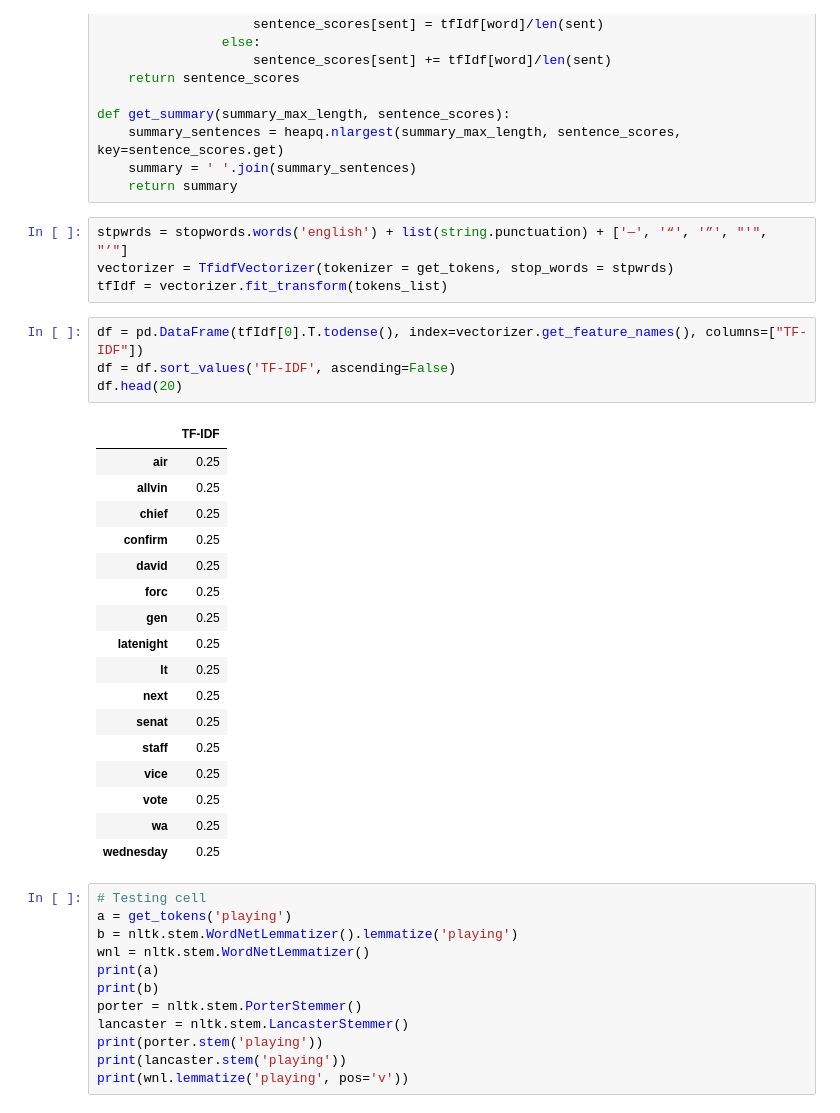
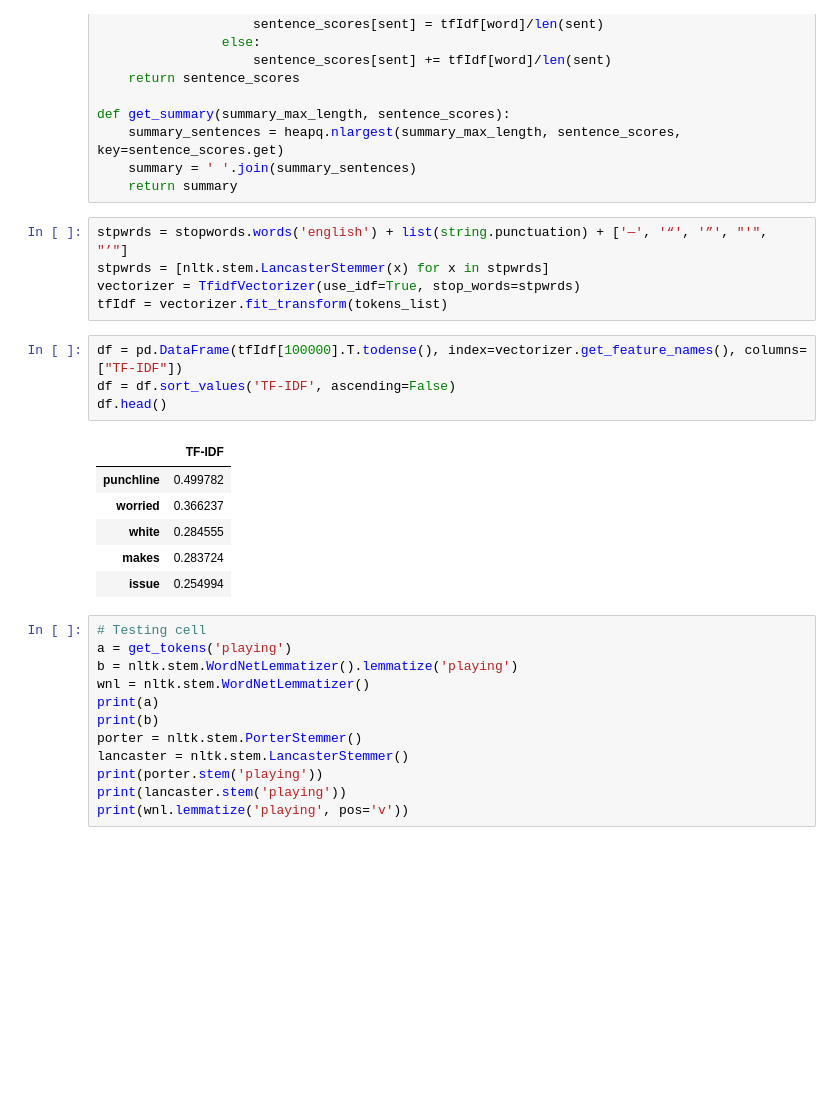
Before and after one commit to mico-boje/document-summarizer, a Jupyter notebook: notebooks/TF-IDF.ipynb, the cells around one changed output. Drawn from its saved outputs; the diff is of its cells as text; blank space fills up the shorter version.

```diff
--- a/notebooks/TF-IDF.ipynb
+++ b/notebooks/TF-IDF.ipynb
@@ -103,30 +103,20 @@ def get_summary(summary_max_length, sentence_scores):
     return summary
 # %%
 stpwrds = stopwords.words('english') + list(string.punctuation) + ['—', '“', '”', "'", "’"]
-vectorizer = TfidfVectorizer(tokenizer = get_tokens, stop_words = stpwrds)
+stpwrds = [nltk.stem.LancasterStemmer(x) for x in stpwrds]
+vectorizer = TfidfVectorizer(use_idf=True, stop_words=stpwrds)
 tfIdf = vectorizer.fit_transform(tokens_list)
 # %%
-df = pd.DataFrame(tfIdf[0].T.todense(), index=vectorizer.get_feature_names(), columns=["TF-IDF"])
+df = pd.DataFrame(tfIdf[100000].T.todense(), index=vectorizer.get_feature_names(), columns=["TF-IDF"])
 df = df.sort_values('TF-IDF', ascending=False)
-df.head(20)
+df.head()
 # %% [output]
 |  | TF-IDF |
-| air | 0.25 |
-| allvin | 0.25 |
-| chief | 0.25 |
-| confirm | 0.25 |
-| david | 0.25 |
-| forc | 0.25 |
-| gen | 0.25 |
-| latenight | 0.25 |
-| lt | 0.25 |
-| next | 0.25 |
-| senat | 0.25 |
-| staff | 0.25 |
-| vice | 0.25 |
-| vote | 0.25 |
-| wa | 0.25 |
-| wednesday | 0.25 |
+| punchline | 0.499782 |
+| worried | 0.366237 |
+| white | 0.284555 |
+| makes | 0.283724 |
+| issue | 0.254994 |
 # %%
 # Testing cell
 a = get_tokens('playing')
```
Also changed, not shown: parts of 3 cells of this notebook, 3 other files.
